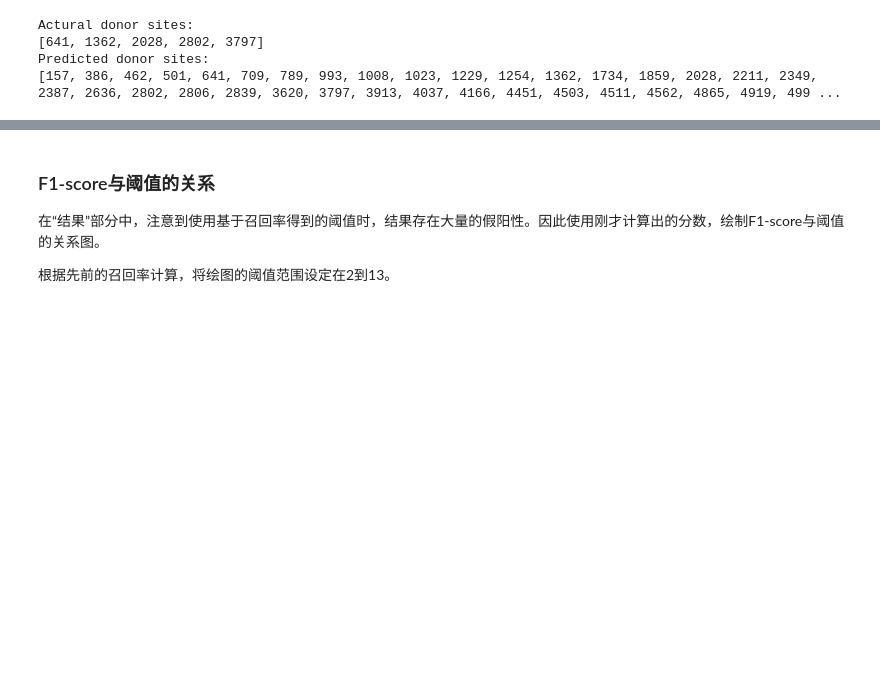
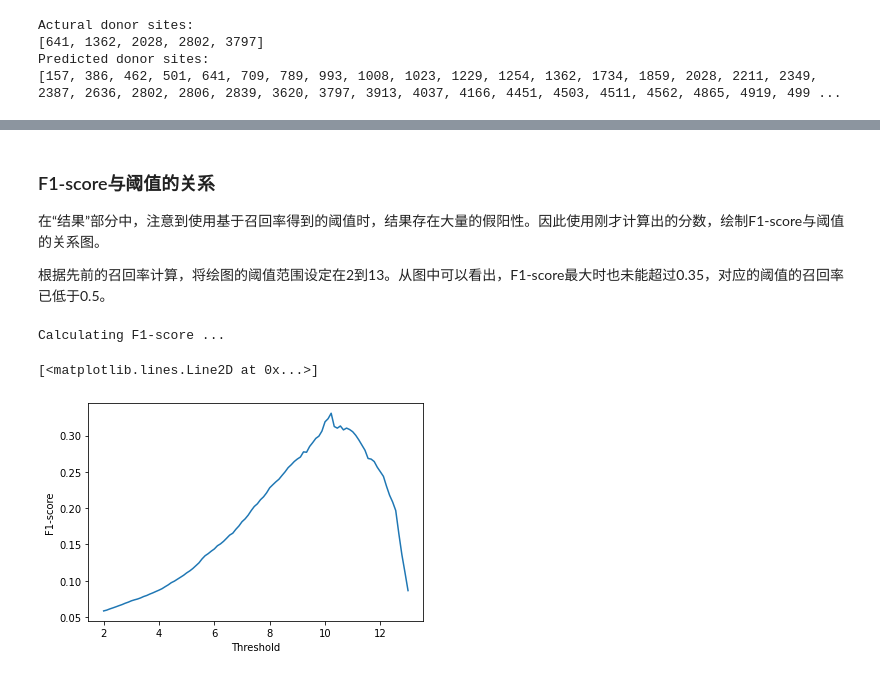
Before and after one commit to VKorpela/BIO2221-Lab, a Jupyter notebook: site_WAM.ipynb, the cells around one changed output, grey strips where cells are left out. Drawn from its saved outputs; the diff is of its cells as text; code cells hidden in the pictures; blank space fills up the shorter version.

```diff
--- a/site_WAM.ipynb
+++ b/site_WAM.ipynb
@@ -298,12 +297,13 @@ Predicted donor sites:
 positive_seq = get_sequence(testing_path, type='positive')
 negative_seq = get_sequence(testing_path, type='negative')
 
+# 合并成一个列表
+test_sample = positive_seq + negative_seq
+test_true = [1] * len(positive_seq) + [0] * len(negative_seq)
+
 # 分数的计算
-print('Handling positive samples ...')
-positive_score = [donor_score(x, log_score) for x in tqdm(positive_seq)]
-
-print('Handling negative samples ...')
-negative_score = [donor_score(x, log_score) for x in tqdm(negative_seq)]
+print('Handling samples ...')
+test_score = [donor_score(x, log_score) for x in tqdm(test_sample)]
 # %% [output]
 Handling files in '/content/drive/MyDrive/Collab Files/donor_dataset/testing' ...
 Handling files in '/content/drive/MyDrive/Collab Files/donor_dataset/testing' ...
@@ -313,4 +317,4 @@ Handling negative samples ...
 ### F1-score与阈值的关系
 在“结果”部分中，注意到使用基于召回率得到的阈值时，结果存在大量的假阳性。因此使用刚才计算出的分数，绘制F1-score与阈值的关系图。
 
-根据先前的召回率计算，将绘图的阈值范围设定在2到13。
+根据先前的召回率计算，将绘图的阈值范围设定在2到13。从图中可以看出，F1-score最大时也未能超过0.35，对应的阈值的召回率已低于0.5。
@@ -318,0 +321,18 @@ thresholds = np.linspace(2, 13, 100)
+# %%
+thresholds = np.linspace(2, 13, 100)
+F1_list = []
+
+# 设置不同阈值，计算F1-score
+print('Calculating F1-score ...')
+for t in tqdm(thresholds):
+    test_pred = [1 if x > t else 0 for x in test_score]
+    F1_list.append(f1_score(test_true, test_pred))
+
+# 绘图
+plt.xlabel('Threshold')
+plt.ylabel('F1-score')
+plt.plot(thresholds, F1_list)
+# %% [output]
+Calculating F1-score ...
+[<matplotlib.lines.Line2D at 0x...>]
+[figure, added]
```
Also changed, not shown: parts of 4 cells of this notebook.
